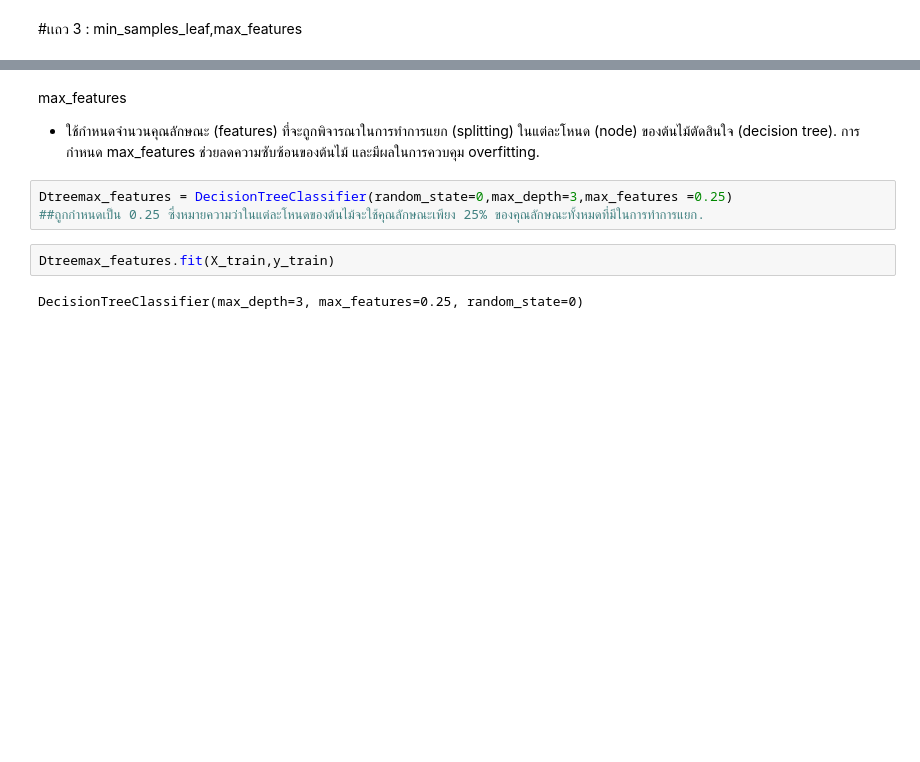
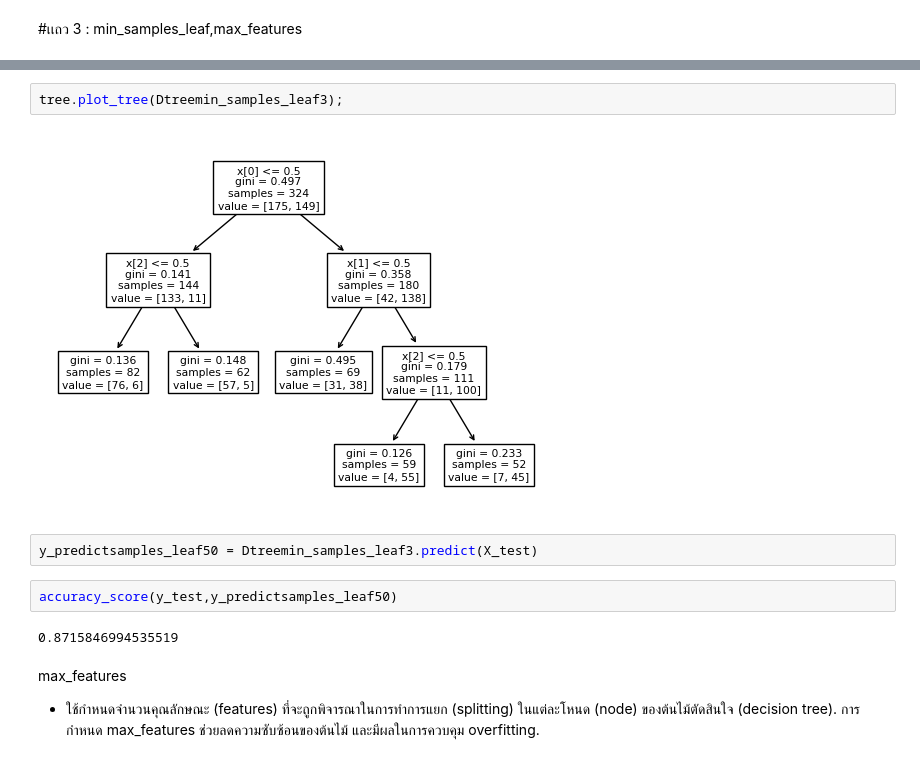
Before and after one commit to NarissaraYo/BSC_DPDM23, a Jupyter notebook: Classification.ipynb, the cells around one changed output, grey strips where cells are left out. Cells and saved outputs as stored; diff of their text form; blank space fills up the shorter version.

```diff
--- a/Classification.ipynb
+++ b/Classification.ipynb
@@ -320,10 +318,13 @@ accuracy_score(y_test, y_predictHW2_1)
+# %%
+tree.plot_tree(Dtreemin_samples_leaf3);
+# %% [output]
+[figure, added]
+# %%
+y_predictsamples_leaf50 = Dtreemin_samples_leaf3.predict(X_test)
+# %%
+accuracy_score(y_test,y_predictsamples_leaf50)
+# %% [output]
+0.8715846994535519
 # %% [markdown]
 max_features
  - ใช้กำหนดจำนวนคุณลักษณะ (features) ที่จะถูกพิจารณาในการทำการแยก (splitting) ในแต่ละโหนด (node) ของต้นไม้ตัดสินใจ (decision tree). การกำหนด max_features ช่วยลดความซับซ้อนของต้นไม้ และมีผลในการควบคุม overfitting.
-# %%
-Dtreemax_features = DecisionTreeClassifier(random_state=0,max_depth=3,max_features =0.25)
-##ถูกกำหนดเป็น 0.25 ซึ่งหมายความว่าในแต่ละโหนดของต้นไม้จะใช้คุณลักษณะเพียง 25% ของคุณลักษณะทั้งหมดที่มีในการทำการแยก.
-# %%
-Dtreemax_features.fit(X_train,y_train)
-# %% [output]
-DecisionTreeClassifier(max_depth=3, max_features=0.25, random_state=0)
```
Also changed, not shown: parts of 189 cells of this notebook.
